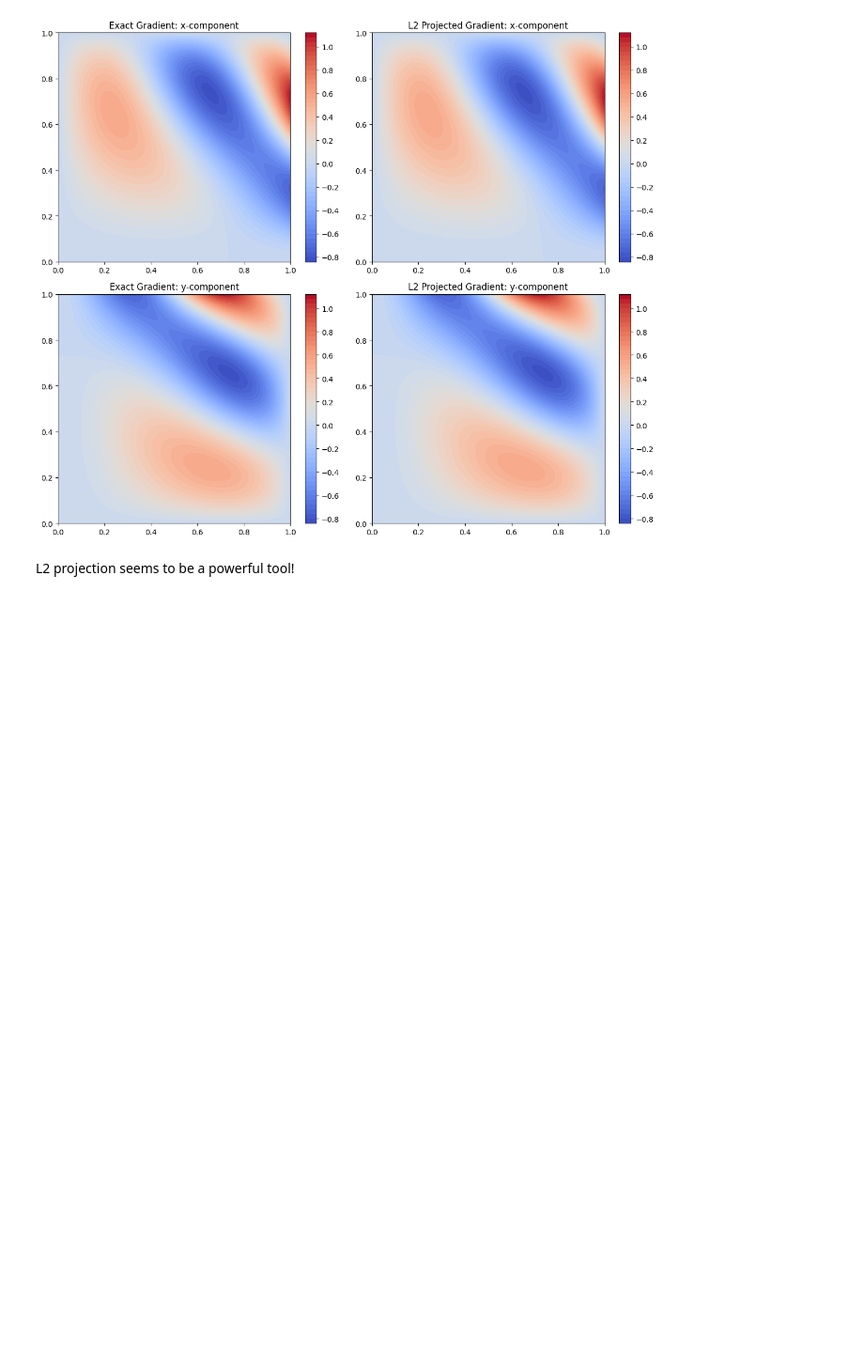
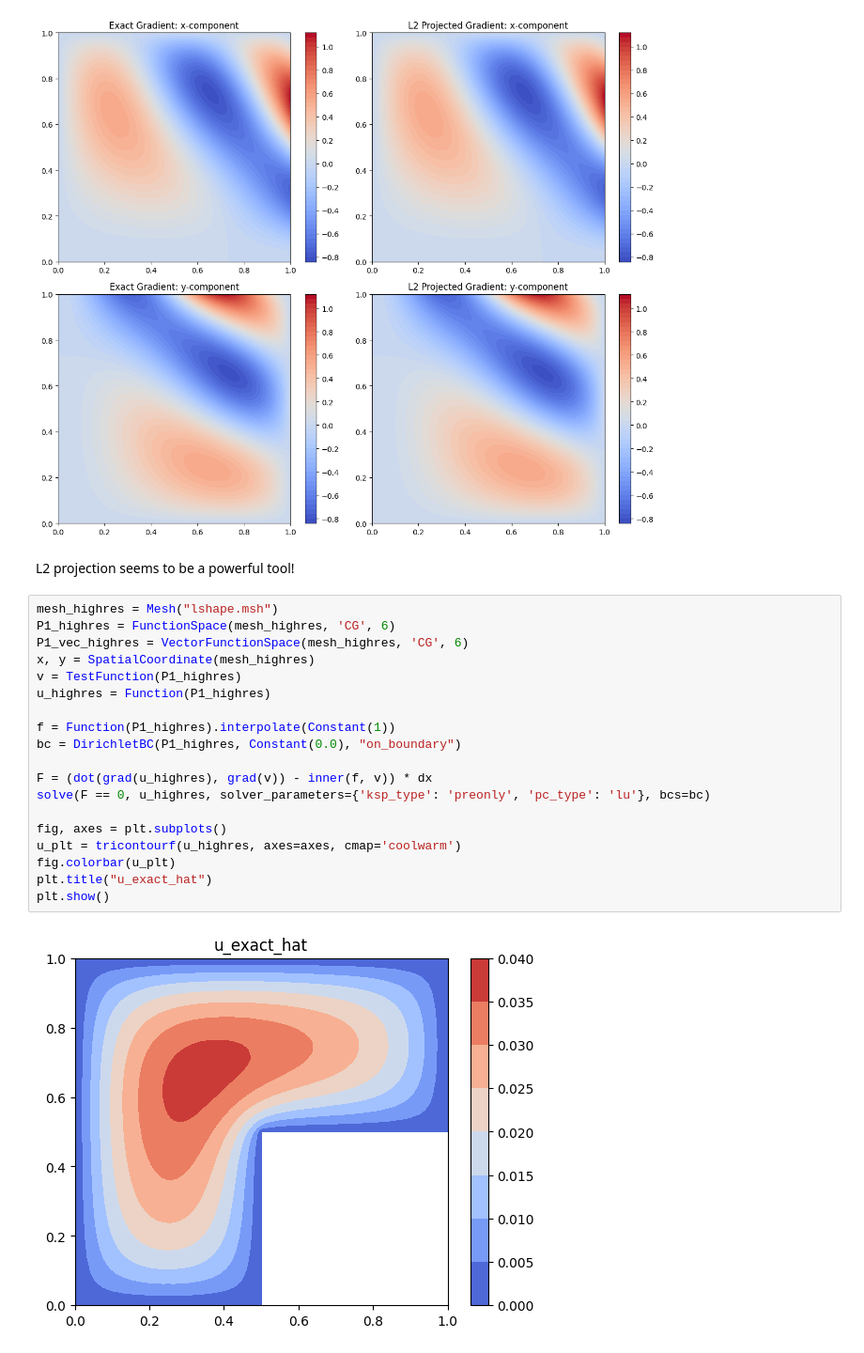
Before and after one commit to acse-yl1922/AdaptiveMeshML, a Jupyter notebook: demo4L2.ipynb, the cells around one changed output. Shown: that part at 94% size. Saved outputs shown, nothing was run; the diff lists cells and outputs as text; blank space fills up the shorter version.

```diff
--- a/demo4L2.ipynb
+++ b/demo4L2.ipynb
@@ -370,3 +577,24 @@ plt.show()
 [figure]
 # %% [markdown]
 L2 projection seems to be a powerful tool!
+# %%
+mesh_highres = Mesh("lshape.msh")
+P1_highres = FunctionSpace(mesh_highres, 'CG', 6)
+P1_vec_highres = VectorFunctionSpace(mesh_highres, 'CG', 6)
+x, y = SpatialCoordinate(mesh_highres)
+v = TestFunction(P1_highres)
+u_highres = Function(P1_highres)
+
+f = Function(P1_highres).interpolate(Constant(1))
+bc = DirichletBC(P1_highres, Constant(0.0), "on_boundary")
+
+F = (dot(grad(u_highres), grad(v)) - inner(f, v)) * dx
+solve(F == 0, u_highres, solver_parameters={'ksp_type': 'preonly', 'pc_type': 'lu'}, bcs=bc)
+
+fig, axes = plt.subplots()
+u_plt = tricontourf(u_highres, axes=axes, cmap='coolwarm')
+fig.colorbar(u_plt)
+plt.title("u_exact_hat")
+plt.show()
+# %% [output]
+[figure, added]
```
Also changed, not shown: parts of 23 cells of this notebook, 21 other files.
